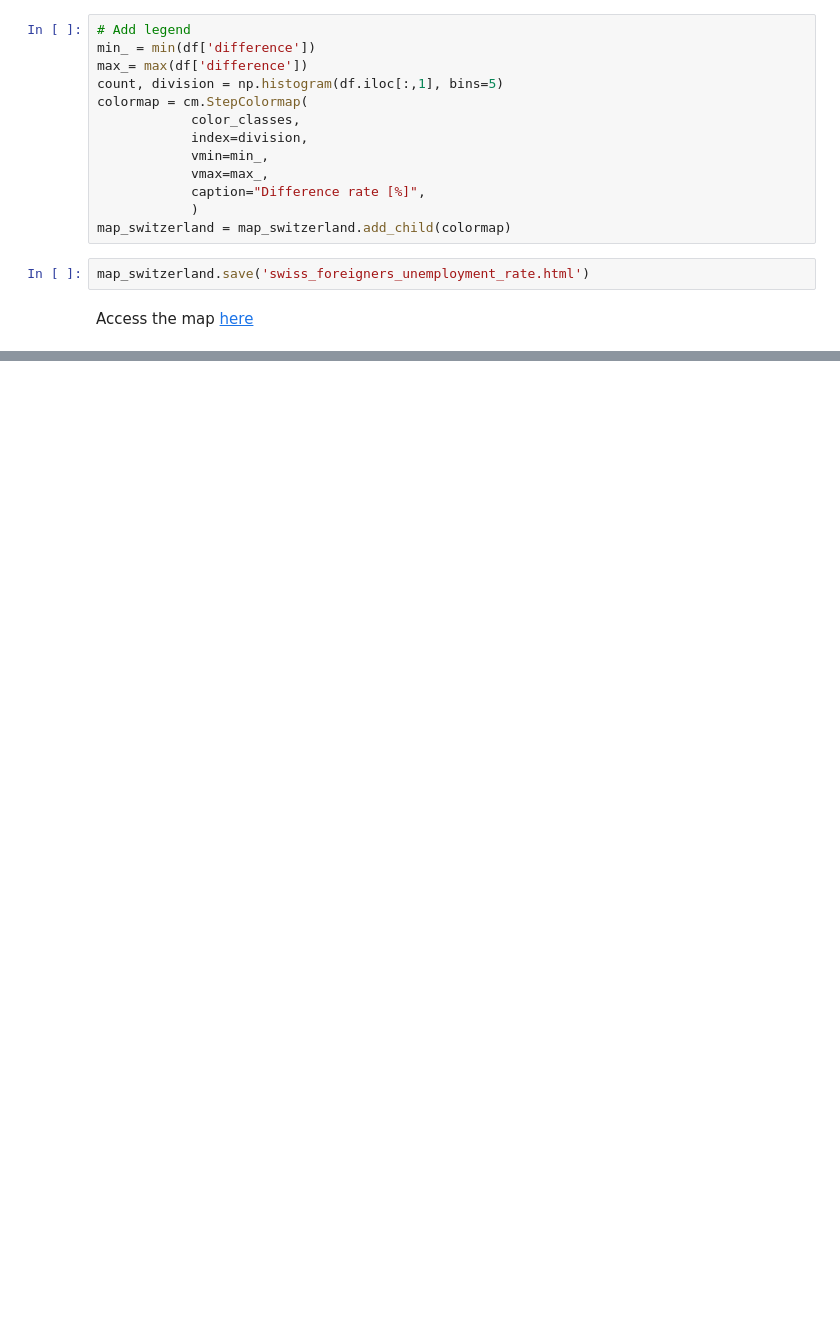
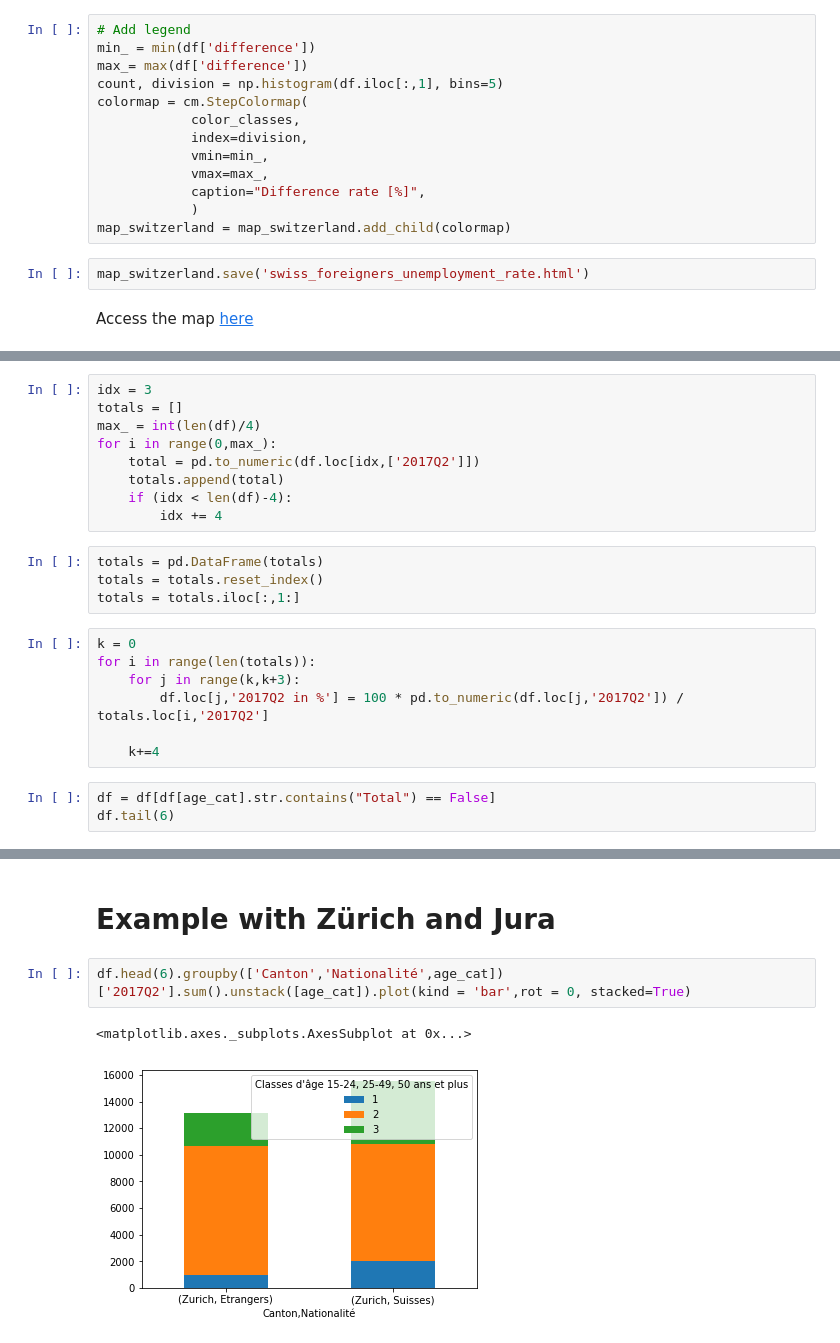
Before and after one commit to maxpr/ADA, a Jupyter notebook: 03 - Interactive Viz/Homework3.ipynb, the cells around one changed output, grey strips where cells are left out. Drawn from its saved outputs; the diff is of its cells as text; blank space fills up the shorter version.

Commit message:
Q3: The difference between ages groups

```diff
--- a/03 - Interactive Viz/Homework3.ipynb
+++ b/03 - Interactive Viz/Homework3.ipynb
@@ -681,0 +713,23 @@ Access the map [here](swiss_foreigners_unemployment_rate.html)
+# %%
+idx = 3
+totals = []
+max_ = int(len(df)/4)
+for i in range(0,max_):
+    total = pd.to_numeric(df.loc[idx,['2017Q2']])
+    totals.append(total)
+    if (idx < len(df)-4):
+        idx += 4
+# %%
+totals = pd.DataFrame(totals)
+totals = totals.reset_index()
+totals = totals.iloc[:,1:]
+# %%
+k = 0
+for i in range(len(totals)):
+    for j in range(k,k+3):
+        df.loc[j,'2017Q2 in %'] = 100 * pd.to_numeric(df.loc[j,'2017Q2']) / totals.loc[i,'2017Q2']
+
+    k+=4
+# %%
+df = df[df[age_cat].str.contains("Total") == False]
+df.tail(6)
@@ -681,0 +744,7 @@ Access the map [here](swiss_foreigners_unemployment_rate.html)
+# %% [markdown]
+# Example with Zürich and Jura
+# %%
+df.head(6).groupby(['Canton','Nationalité',age_cat])['2017Q2'].sum().unstack([age_cat]).plot(kind = 'bar',rot = 0, stacked=True)
+# %% [output]
+<matplotlib.axes._subplots.AxesSubplot at 0x...>
+[figure, added]
```
Also changed, not shown: parts of 15 cells of this notebook, 5 other files.
